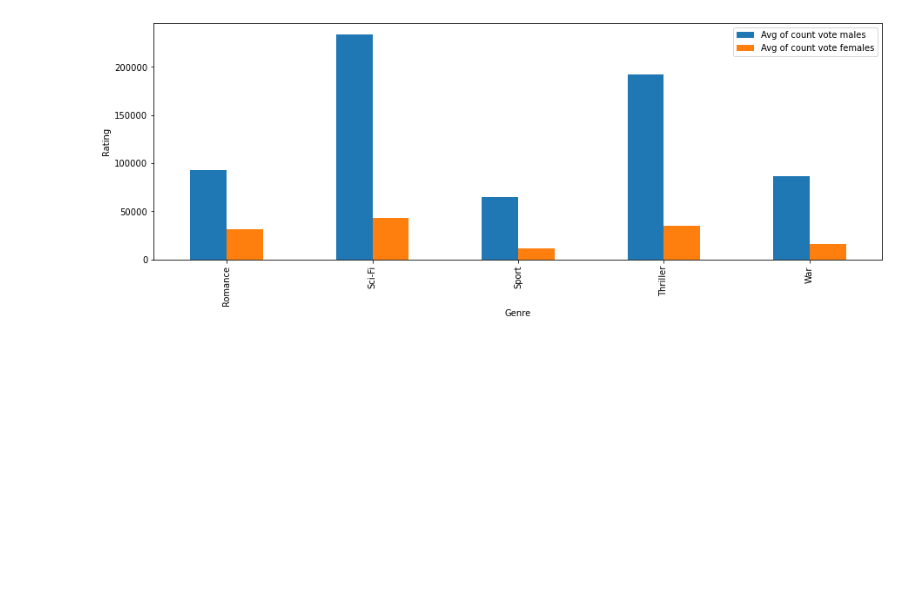
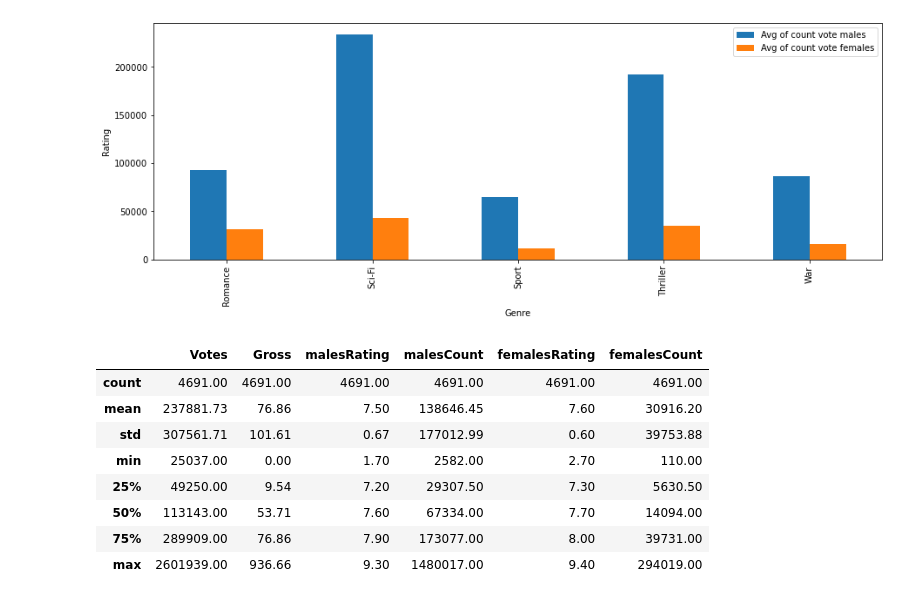
Before and after one commit to Moshe-Frankipour/DataScience-IMDb, a Jupyter notebook: Step 3 - Exploring Data & Visualizing.ipynb, the cells around one changed output. Drawn from its saved outputs; the diff is of its cells as text; code cells hidden in the pictures; blank space fills up the shorter version.

```diff
--- a/Step 3 - Exploring Data & Visualizing.ipynb
+++ b/Step 3 - Exploring Data & Visualizing.ipynb
@@ -342,3 +330,15 @@ Text(0, 0.5, 'Rating')
 [figure]
 [figure]
 [figure]
+# %%
+data.describe().apply(lambda s: s.apply('{0:.2f}'.format))
+# %% [output]
+|  | Votes | Gross | malesRating | malesCount | femalesRating | femalesCount |
+| count | 4691.00 | 4691.00 | 4691.00 | 4691.00 | 4691.00 | 4691.00 |
+| mean | 237881.73 | 76.86 | 7.50 | 138646.45 | 7.60 | 30916.20 |
+| std | 307561.71 | 101.61 | 0.67 | 177012.99 | 0.60 | 39753.88 |
+| min | 25037.00 | 0.00 | 1.70 | 2582.00 | 2.70 | 110.00 |
+| 25% | 49250.00 | 9.54 | 7.20 | 29307.50 | 7.30 | 5630.50 |
+| 50% | 113143.00 | 53.71 | 7.60 | 67334.00 | 7.70 | 14094.00 |
+| 75% | 289909.00 | 76.86 | 7.90 | 173077.00 | 8.00 | 39731.00 |
+| max | 2601939.00 | 936.66 | 9.30 | 1480017.00 | 9.40 | 294019.00 |
```
Also changed, not shown: parts of 14 cells of this notebook.
